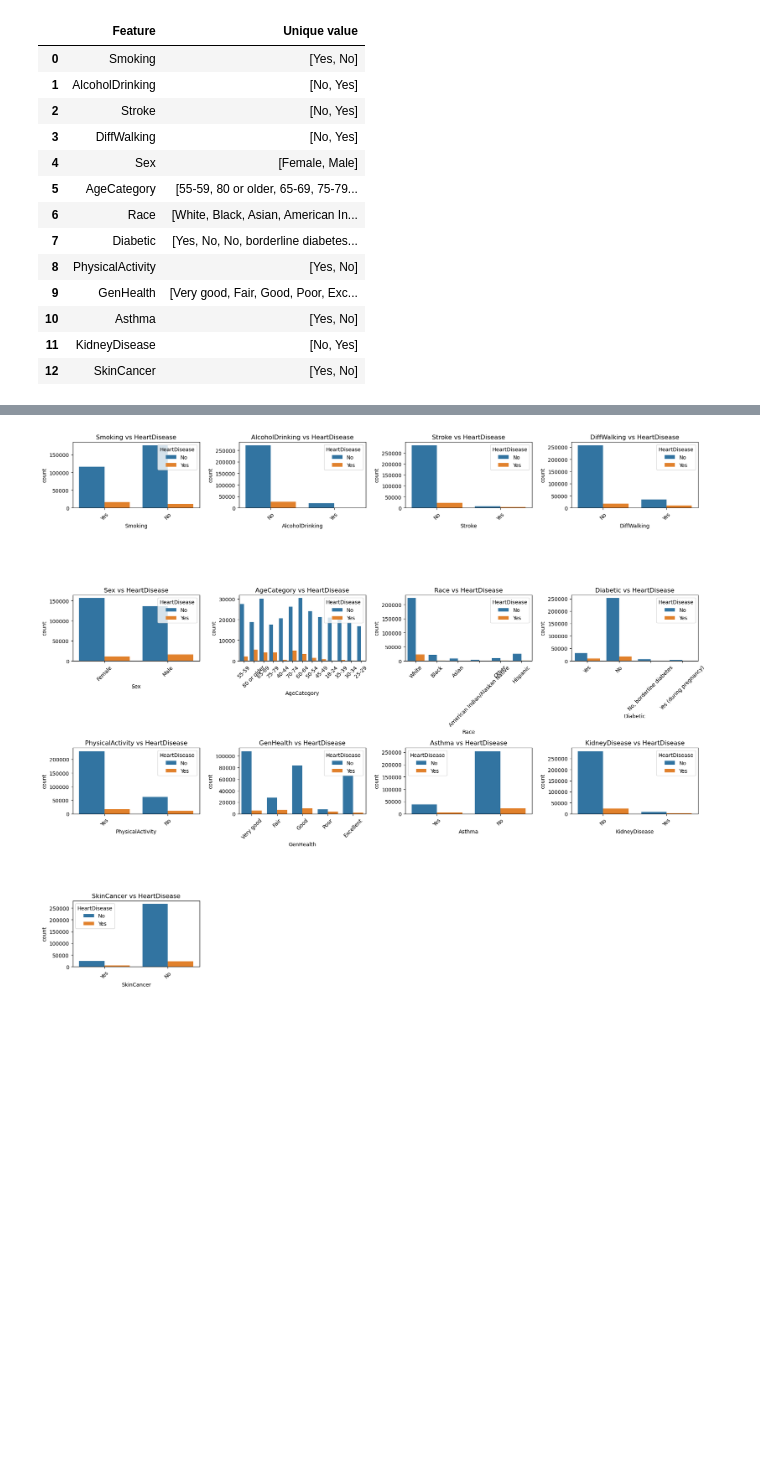
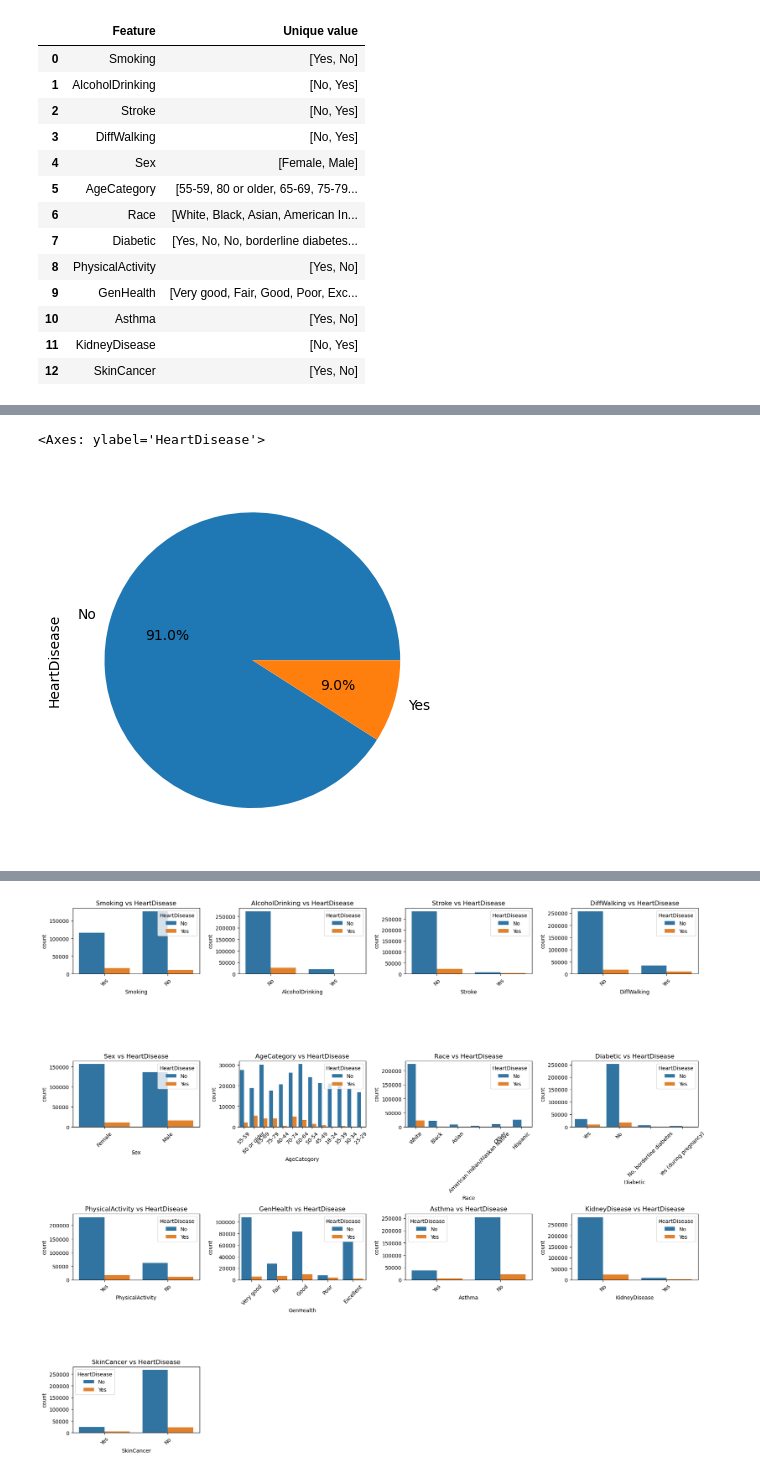
Before and after one commit to ugomez-usd-msaai/Heart-Disease-Linear-Regression, a Jupyter notebook: Untitled.ipynb, the cells around one changed output, grey strips where cells are left out. Saved outputs shown, nothing was run; the diff lists cells and outputs as text; code cells hidden in the pictures; blank space fills up the shorter version.

```diff
--- a/Untitled.ipynb
+++ b/Untitled.ipynb
@@ -180,0 +155,5 @@ for feature in numeric_features:
+# %%
+(data['HeartDisease'].value_counts()/data.shape[0]*100).plot.pie(autopct = "%1.1f%%")
+# %% [output]
+<Axes: ylabel='HeartDisease'>
+[figure, added]
```
Also changed, not shown: parts of 25 cells of this notebook.
